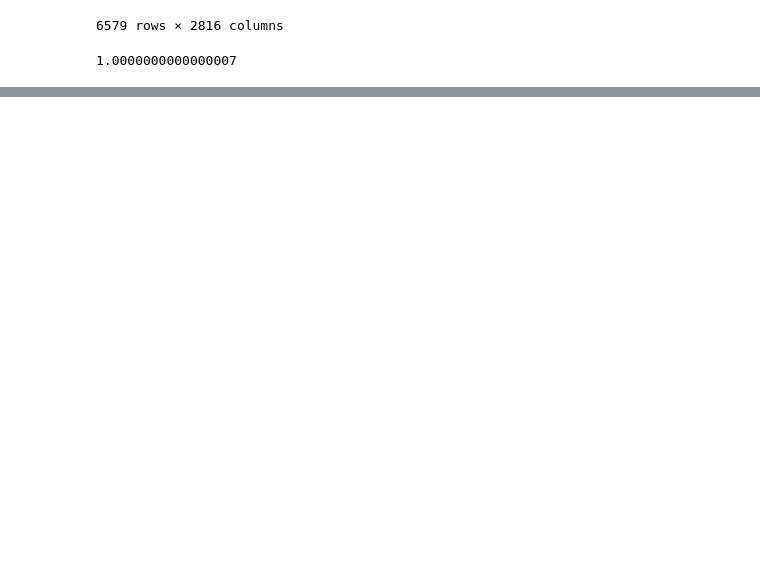
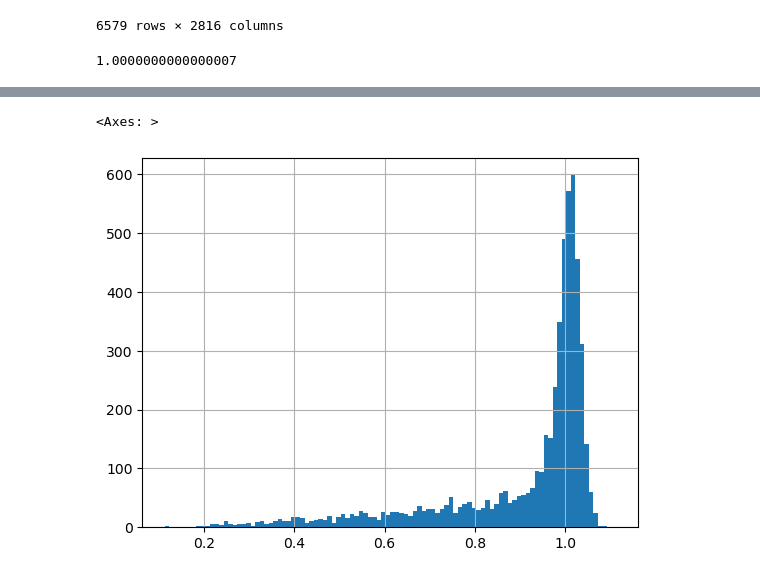
Before and after one commit to lesves/yeast-embeddings, a Jupyter notebook: VAE_yeast.ipynb, the cells around one changed output, grey strips where cells are left out. Drawn from its saved outputs; the diff is of its cells as text; code cells hidden in the pictures; blank space fills up the shorter version.

```diff
--- a/VAE_yeast.ipynb
+++ b/VAE_yeast.ipynb
@@ -188,0 +273,7 @@ Latent embeddings extracted: torch.Size([5263, 64]) torch.Size([1316, 64])
+# %%
+# Read in single mutant fitness data from Constanzo et al. 2016
+smf_filter = pd.read_csv('data/smf.csv', index_col = 0)
+smf_filter.smf_30.hist(bins=100)
+# %% [output]
+<Axes: >
+[figure, added]
```
Also changed, not shown: parts of 17 cells of this notebook.
